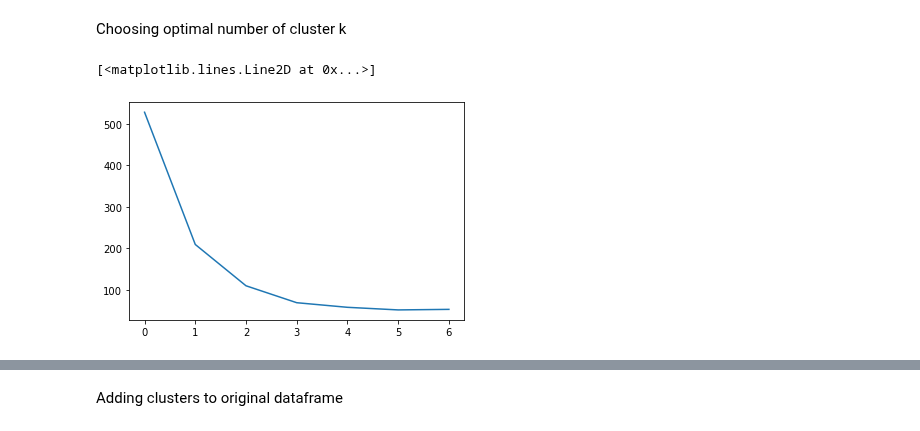
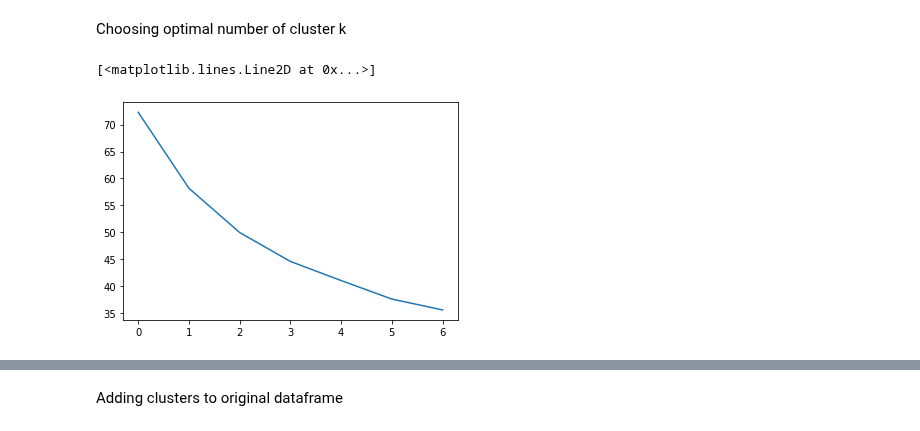
Before and after one commit to JustinSms/Ecommerce_Clustering_2, a Jupyter notebook: KPrototypes.ipynb, the cells around one changed output, grey strips where cells are left out. Cells and saved outputs as stored; diff of their text form; code cells hidden in the pictures.

```diff
--- a/KPrototypes.ipynb
+++ b/KPrototypes.ipynb
@@ -16,7 +16,7 @@ data_norm = normalization.normalized_dataframe
 #print(data_norm.info())
 
 # Clusters are strongly influenced by State group
-#data_clustering_state_heavy = pd.concat([data_norm,data_hot_clustering["State group"]], axis = 1)
+data_clustering = pd.concat([data_norm,data_hot_clustering["State group"]], axis = 1)
 # %% [markdown]
 Turning df in numpy array, bc ktypes takes numpy array as input
 # %%
@@ -49,13 +49,13 @@ Choosing optimal number of cluster k
 # %%
 #Choosing optimal K
 cost = []
 for num_clusters in list(range(1,8)):
-    kproto = KPrototypes(n_clusters=num_clusters, init='Cao')
+    kproto = KPrototypes(n_clusters=num_clusters, init='Huang')
     kproto.fit_predict(data_array, categorical=[5])
     cost.append(kproto.cost_)
 
 plt.plot(cost)
 # %% [output]
 [<matplotlib.lines.Line2D at 0x...>]
-[figure, old version]
+[figure, new version]
 # %%
```
Also changed, not shown: parts of 7 cells of this notebook, 1 other file.
